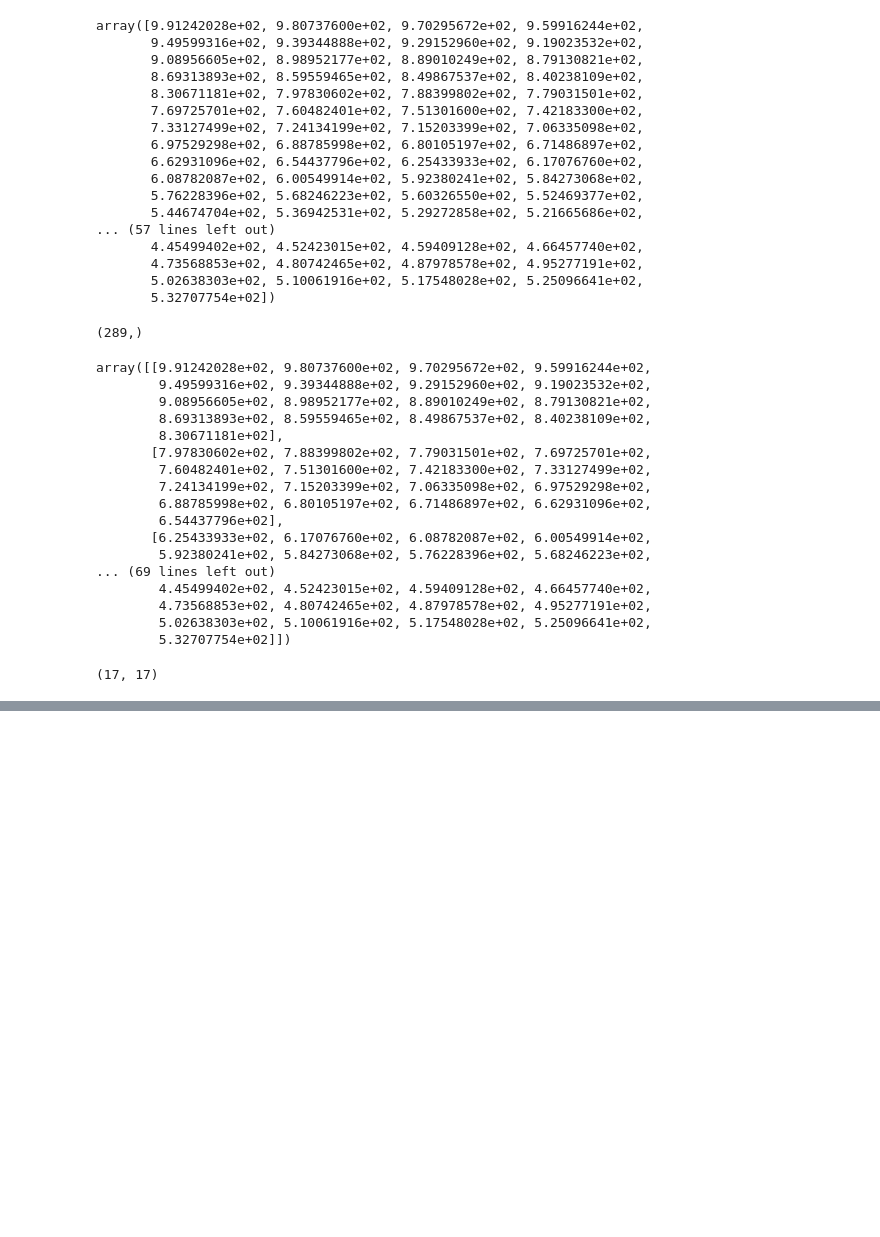
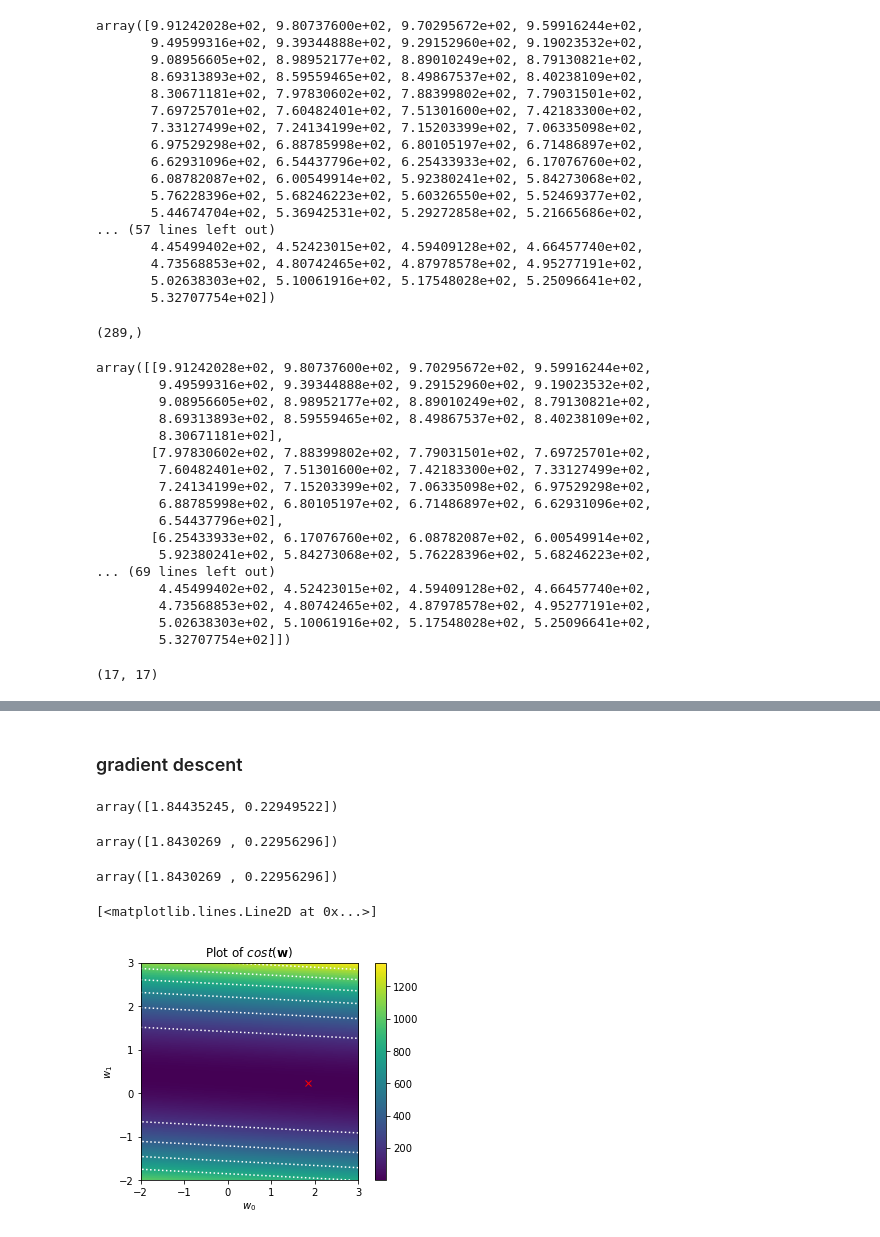
Before and after one commit to chapeI/Seattle-Housing-Exploration, a Jupyter notebook: Seattle Housing Exploration.ipynb, the cells around one changed output, grey strips where cells are left out. Cells and saved outputs as stored; diff of their text form; code cells hidden in the pictures; blank space fills up the shorter version.

Commit message:
gradient descent works

```diff
--- a/Seattle Housing Exploration.ipynb
+++ b/Seattle Housing Exploration.ipynb
@@ -1383,0 +743,31 @@ plotCostFunction_contour(-5, 5, -5, 5)
+# %% [markdown]
+### gradient descent
+# %%
+# lets try the normal equation again
+
+normal_equation(X_scaled_with_ones_col, y_scaled)
+# %% [output]
+array([1.84435245, 0.22949522])
+# %%
+def linear_regression_by_gradient_descent(X, y, w_init, learn_rate=0.00004, num_steps= 10000):
+    w = np.array([0, 0]) # so instead of guessing x, we're guessing w
+    for i in range(num_steps):
+        grad = (X.T @ X) @ w - X.T @ y  # so.. this is a pretty awesome equation
+#         print(w)
+        w = w - learn_rate*grad
+    return w
+
+linear_regression_by_gradient_descent(X_scaled_with_ones_col, y_scaled, 0)
+# %% [output]
+array([1.8430269 , 0.22956296])
+# %%
+theta_by_gradient_descent = linear_regression_by_gradient_descent(X_scaled_with_ones_col, y_scaled, 0)
+theta_by_gradient_descent
+# %% [output]
+array([1.8430269 , 0.22956296])
+# %%
+plot(100)
+plt.plot(*theta_by_gradient_descent, 'xr')
+# %% [output]
+[<matplotlib.lines.Line2D at 0x...>]
+[figure, added]
```
Also changed, not shown: parts of 85 cells of this notebook.
